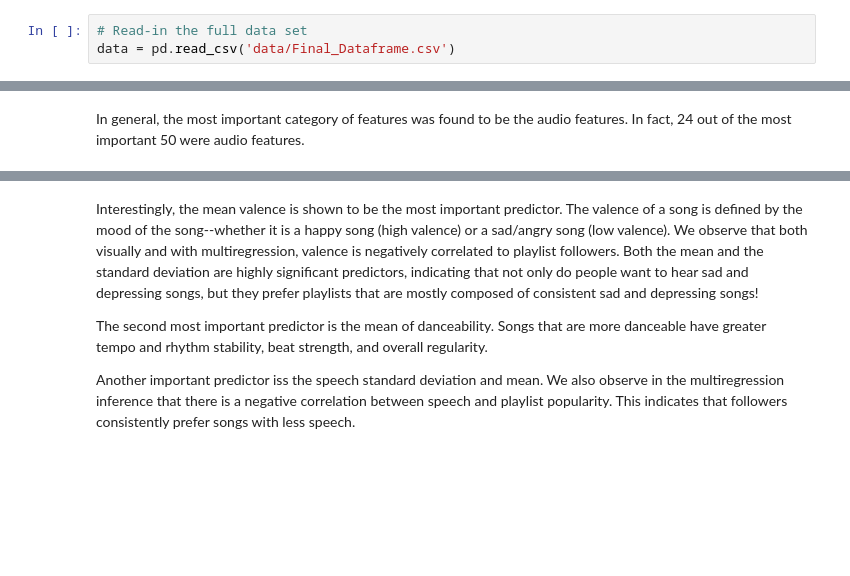
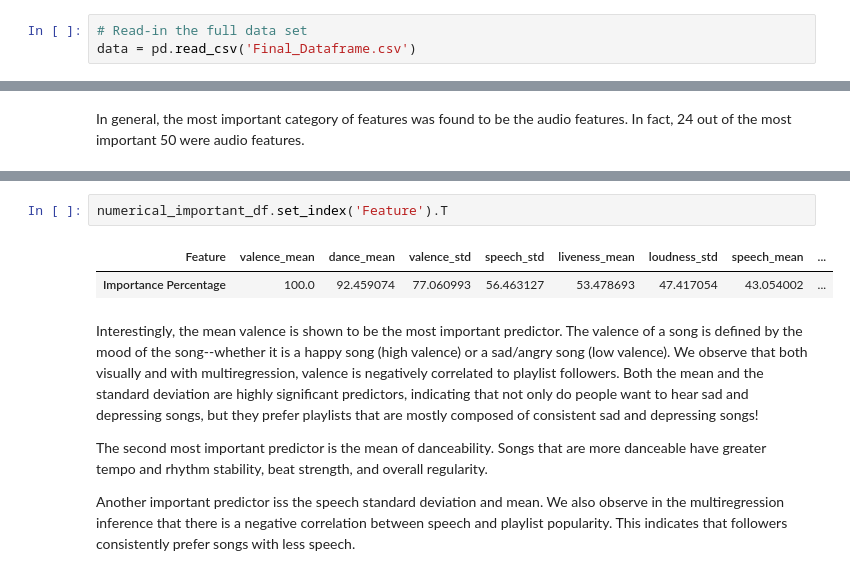
Before and after one commit to toledy/spotify, a Jupyter notebook: notebooks/inference.ipynb, the cells around one changed output, grey strips where cells are left out. Drawn from its saved outputs; the diff is of its cells as text; blank space fills up the shorter version.

```diff
--- a/notebooks/inference.ipynb
+++ b/notebooks/inference.ipynb
@@ -55,7 +55,7 @@ sfont = {'fontname': 'STHeiti'}
 hirafont = {'fontname': 'Hiragino Kaku Gothic ProN'}
 # %%
 # Read-in the full data set
-data = pd.read_csv('data/Final_Dataframe.csv')
+data = pd.read_csv('Final_Dataframe.csv')
 # %%
 # Drop name column
 data = data.drop("Unnamed: 0", axis=1)
@@ -236,3 +215,8 @@ numerical_important_df
+# %%
+numerical_important_df.set_index('Feature').T
+# %% [output]
+| Feature | valence_mean | dance_mean | valence_std | speech_std | liveness_mean | loudness_std | speech_mean | ... |
+| Importance Percentage | 100.0 | 92.459074 | 77.060993 | 56.463127 | 53.478693 | 47.417054 | 43.054002 | ... |
 # %% [markdown]
 Interestingly, the mean valence is shown to be the most important predictor. The valence of a song is defined by the mood of the song--whether it is a happy song (high valence) or a sad/angry song (low valence). We observe that both visually and with multiregression, valence is negatively correlated to playlist followers. Both the mean and the standard deviation are highly significant predictors, indicating that not only do people want to hear sad and depressing songs, but they prefer playlists that are mostly composed of consistent sad and depressing songs!
 
```
Also changed, not shown: parts of 2 cells of this notebook, 1 other file.
